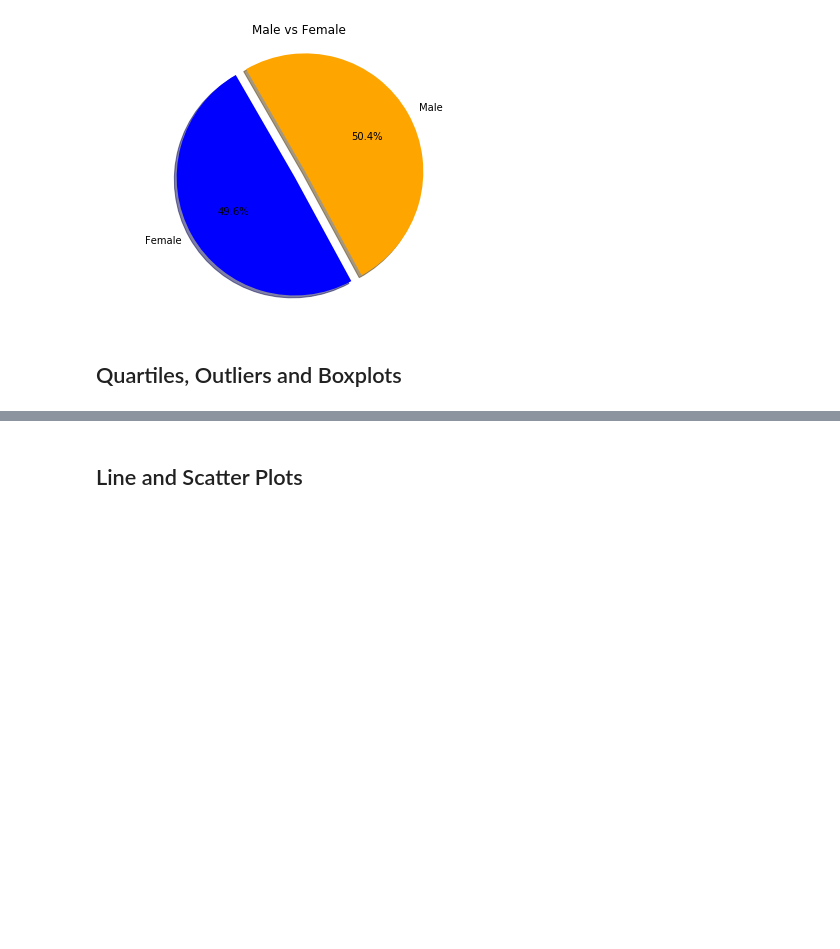
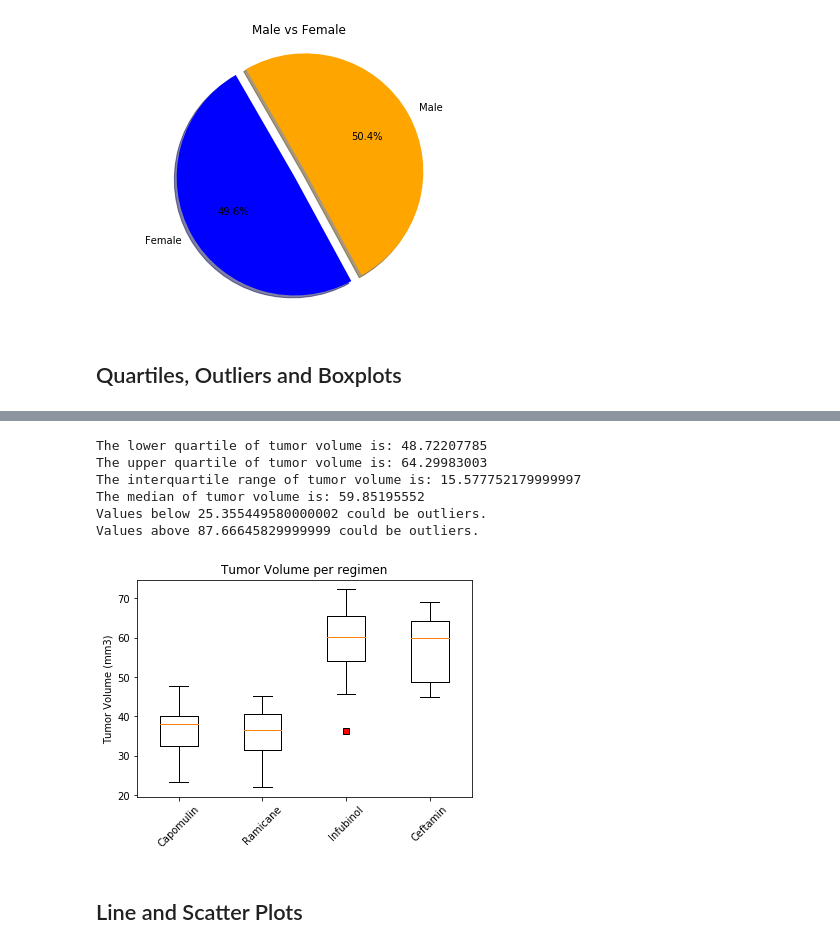
Before and after one commit to babetteblanquet/Python-code, a Jupyter notebook: MatPlotLib-Challenge/Pymaceuticals/pymaceuticals_starter.ipynb, the cells around one changed output, grey strips where cells are left out. Saved outputs shown, nothing was run; the diff lists cells and outputs as text; code cells hidden in the pictures; blank space fills up the shorter version.

Commit message:
quartiles in progress

```diff
--- a/MatPlotLib-Challenge/Pymaceuticals/pymaceuticals_starter.ipynb
+++ b/MatPlotLib-Challenge/Pymaceuticals/pymaceuticals_starter.ipynb
@@ -260,17 +299,43 @@ plt.show()
 # %%
 # Put treatments into a list for for loop (and later for plot labels)
-
+Treatments = ["Capomulin", "Ramicane", "Infubinol", "Ceftamin"]
 
 # Create empty list to fill with tumor vol data (for plotting)
+tumor_Capomulin = (four_treatments.loc[four_treatments["Drug Regimen"]=="Capomulin"])["Tumor Volume (mm3)"]
+tumor_Ramicane = (four_treatments.loc[four_treatments["Drug Regimen"]=="Ramicane"])["Tumor Volume (mm3)"]
+tumor_Ceftamin = (four_treatments.loc[four_treatments["Drug Regimen"]=="Ceftamin"])["Tumor Volume (mm3)"]
+tumor_Infubinol = (four_treatments.loc[four_treatments["Drug Regimen"]=="Infubinol"])["Tumor Volume (mm3)"]
 
 
 # Calculate the IQR and quantitatively determine if there are any potential outliers.
+data = [tumor_Capomulin,tumor_Ramicane,tumor_Infubinol,tumor_Ceftamin]
 
+#Calculations for Capomulin:
+for x in data:
+    quartiles = tumor.quantile([.25,.5,.75])
+    lowerq = quartiles[0.25]
+    upperq = quartiles[0.75]
+    iqr =upperq_cap-lowerq_cap
+
+print(f"The lower quartile of tumor volume is: {lowerq}")
+print(f"The upper quartile of tumor volume is: {upperq}")
+print(f"The interquartile range of tumor volume is: {iqr}")
+print(f"The median of tumor volume is: {quartiles[0.5]} ")
 
     # Locate the rows which contain mice on each drug and get the tumor volumes
-
 
     # add subset
 
 
     # Determine outliers using upper and lower bounds
+lower_bound = lowerq - (1.5*iqr)
+upper_bound = upperq + (1.5*iqr)
+print(f"Values below {lower_bound} could be outliers.")
+print(f"Values above {upper_bound} could be outliers.")
+# %% [output]
+The lower quartile of tumor volume is: 48.72207785
+The upper quartile of tumor volume is: 64.29983003
+The interquartile range of tumor volume is: 15.577752179999997
+The median of tumor volume is: 59.85195552
+Values below 25.355449580000002 could be outliers.
+Values above 87.66645829999999 could be outliers.
@@ -279,3 +342,19 @@ plt.show()
+# %%
+# Generate a box plot of the final tumor volume of each mouse across four regimens of interest
+
+
+data = [tumor_Capomulin,tumor_Ramicane,tumor_Infubinol,tumor_Ceftamin]
+Treatments = ["Capomulin", "Ramicane", "Infubinol", "Ceftamin"]
+red_square = dict(markerfacecolor='r', marker='s')
+
+fig1, ax1 = plt.subplots()
+ax1.set_title('Tumor Volume per regimen')
+ax1.set_xticklabels(Treatments, rotation=45, fontsize=10)
+ax1.set_ylabel('Tumor Volume (mm3)')
+ax1.boxplot(data, flierprops=red_square)
+plt.show()
+# %% [output]
+[figure, added]
 # %% [markdown]
 ## Line and Scatter Plots
 # %%
```
Also changed, not shown: parts of 3 cells of this notebook.
